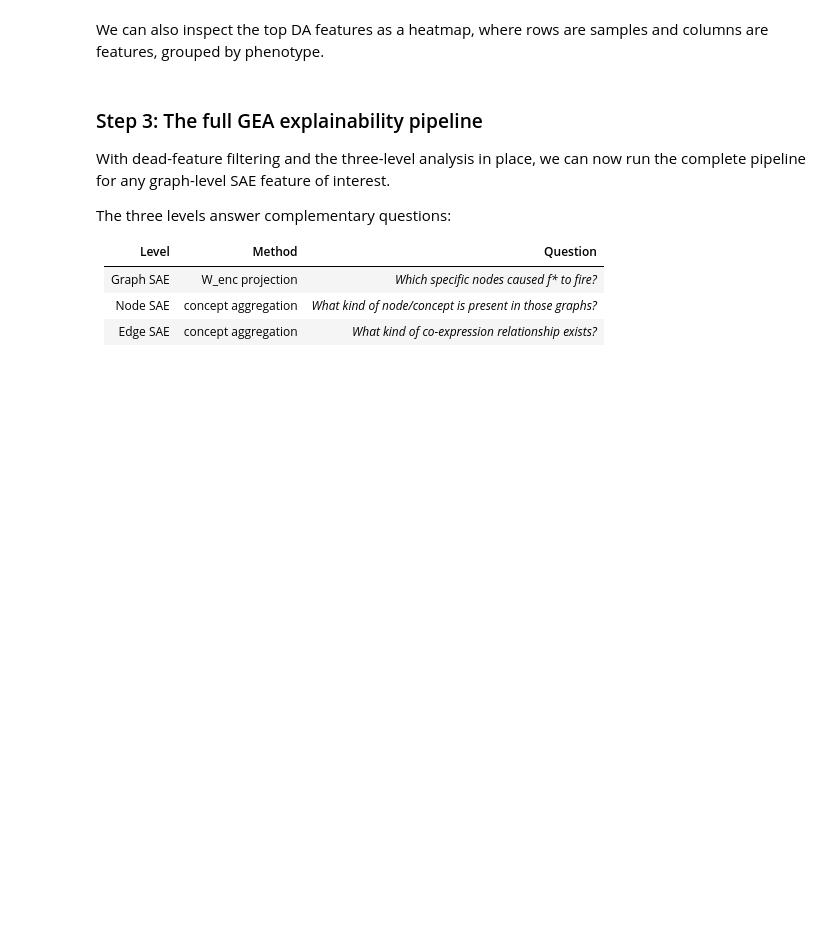
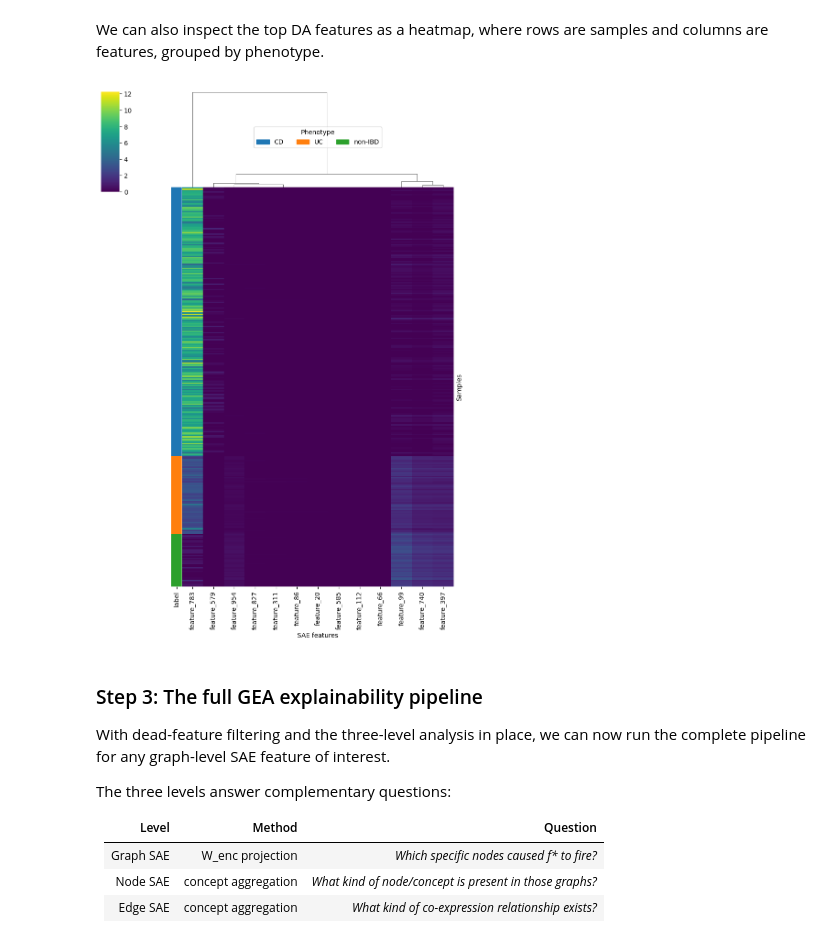
Before and after one commit to Multiomics-Analytics-Group/gea, a Jupyter notebook: docs/tutorial/tutorial-ibd.ipynb, the cells around one changed output. Cells and saved outputs as stored; diff of their text form; code cells hidden in the pictures; blank space fills up the shorter version.

```diff
--- a/docs/tutorial/tutorial-ibd.ipynb
+++ b/docs/tutorial/tutorial-ibd.ipynb
@@ -346,7 +578,15 @@ We compare each phenotype pair with a Mann-Whitney U test and visualise results
 # %%
 from gea.analysis import differential_feature_activation, volcano_plot
 
+# All DFA uses graph_acts_df_alive (dead features already filtered in Step 1).
+# `significant` requires BOTH adjusted p < 0.05 AND |log2FC| >= 1.0 (2-fold change).
+# The effect-size gate prevents near-zero activations from inflating the hit count.
+
 # CD vs non-IBD
-dfa_cd_vs_ctrl = differential_feature_activation(graph_acts_df, group_a="CD", group_b="non-IBD")
-print(f"Significant features (CD vs non-IBD): {dfa_cd_vs_ctrl['significant'].sum()}")
+dfa_cd_vs_ctrl = differential_feature_activation(
+    graph_acts_df_alive, group_a="CD", group_b="non-IBD",
+    padj_threshold=0.05, lfc_threshold=1.0,
+)
+print(f"Alive features tested: {len(alive_cols)}")
+print(f"Significant (padj<0.05 AND |LFC|≥1): {dfa_cd_vs_ctrl['significant'].sum()}")
 print(dfa_cd_vs_ctrl.head(10).to_string(index=False))
@@ -365,9 +635,13 @@ We can also inspect the top DA features as a heatmap, where rows are samples and
 # %%
 from gea.analysis import plot_feature_activation_heatmap
 
-# Take the top-20 most significant features from CD vs non-IBD
-top_features = dfa_cd_vs_ctrl.head(20)["feature"].tolist()
-fig, ax = plot_feature_activation_heatmap(graph_acts_df, features=top_features)
+# Top-20 most significant CD-enriched features (alive, padj+LFC filtered)
+top_features = dfa_cd_vs_ctrl[dfa_cd_vs_ctrl["significant"]].head(20)["feature"].tolist()
+if not top_features:
+    top_features = dfa_cd_vs_ctrl.head(20)["feature"].tolist()  # fallback if none pass both gates
+fig, ax = plot_feature_activation_heatmap(graph_acts_df_alive, features=top_features)
+# %% [output]
+[figure, added]
 # %% [markdown]
 ### Step 3: The full GEA explainability pipeline
 
```
Also changed, not shown: parts of 44 cells of this notebook.
